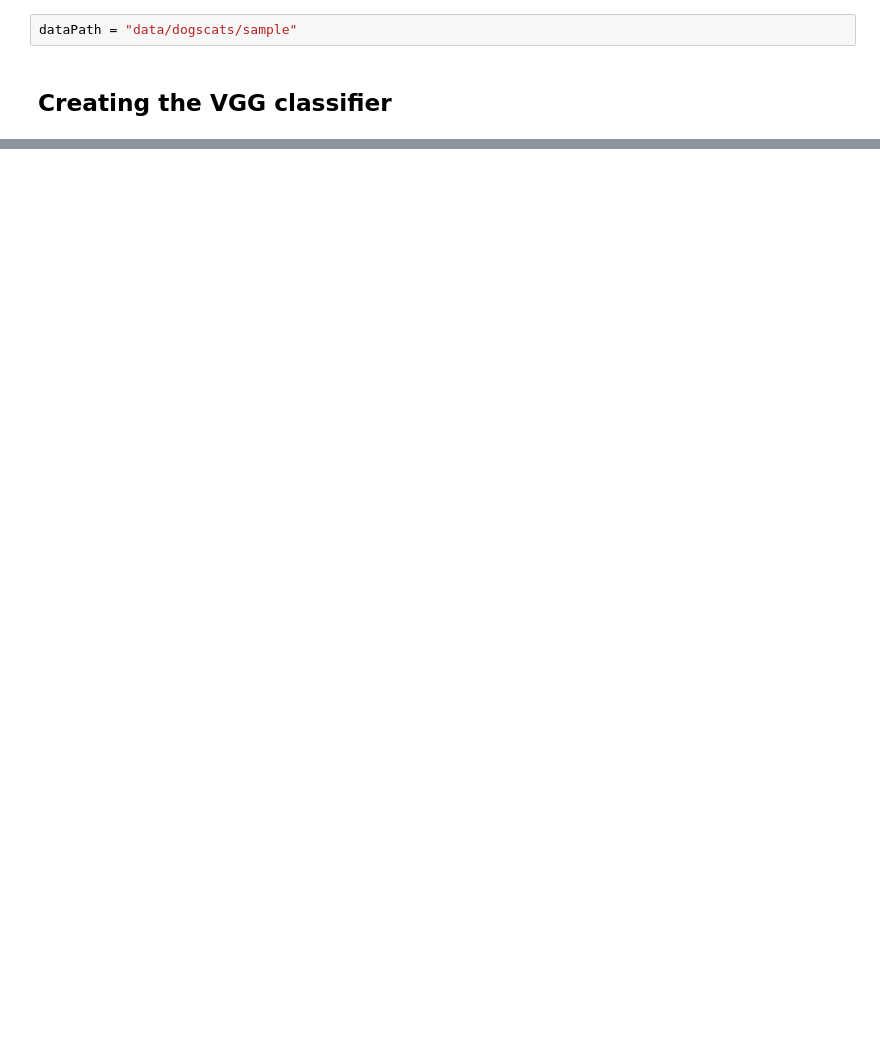
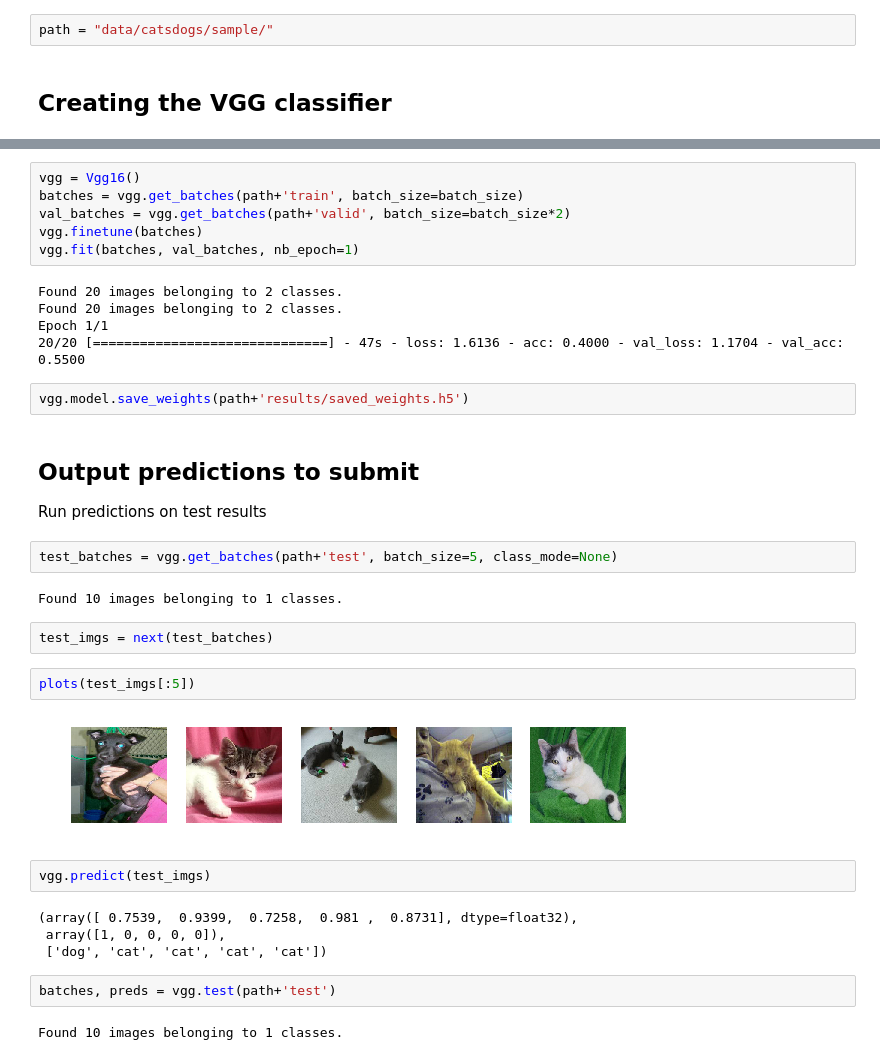
Before and after one commit to wdoug/courses, a Jupyter notebook: personal/lesson1/lesson1-exploration.ipynb, the cells around one changed output, grey strips where cells are left out. Cells and saved outputs as stored; diff of their text form; blank space fills up the shorter version.

```diff
--- a/personal/lesson1/lesson1-exploration.ipynb
+++ b/personal/lesson1/lesson1-exploration.ipynb
@@ -87,6 +99,6 @@ Set up sample directory
 # %% [markdown]
 Setting up the data path:
 # %%
-dataPath = "data/dogscats/sample"
+path = "data/catsdogs/sample/"
 # %% [markdown]
 ## Creating the VGG classifier
@@ -102,0 +127,36 @@ import vgg16; reload(vgg16)
+# %%
+vgg = Vgg16()
+batches = vgg.get_batches(path+'train', batch_size=batch_size)
+val_batches = vgg.get_batches(path+'valid', batch_size=batch_size*2)
+vgg.finetune(batches)
+vgg.fit(batches, val_batches, nb_epoch=1)
+# %% [output]
+Found 20 images belonging to 2 classes.
+Found 20 images belonging to 2 classes.
+Epoch 1/1
+20/20 [==============================] - 47s - loss: 1.6136 - acc: 0.4000 - val_loss: 1.1704 - val_acc: 0.5500
+# %%
+vgg.model.save_weights(path+'results/saved_weights.h5')
+# %% [markdown]
+## Output predictions to submit
+Run predictions on test results
+# %%
+test_batches = vgg.get_batches(path+'test', batch_size=5, class_mode=None)
+# %% [output]
+Found 10 images belonging to 1 classes.
+# %%
+test_imgs = next(test_batches)
+# %%
+plots(test_imgs[:5])
+# %% [output]
+[figure, added]
+# %%
+vgg.predict(test_imgs)
+# %% [output]
+(array([ 0.7539,  0.9399,  0.7258,  0.981 ,  0.8731], dtype=float32),
+ array([1, 0, 0, 0, 0]),
+ ['dog', 'cat', 'cat', 'cat', 'cat'])
+# %%
+batches, preds = vgg.test(path+'test')
+# %% [output]
+Found 10 images belonging to 1 classes.
```
Also changed, not shown: parts of 13 cells of this notebook.
